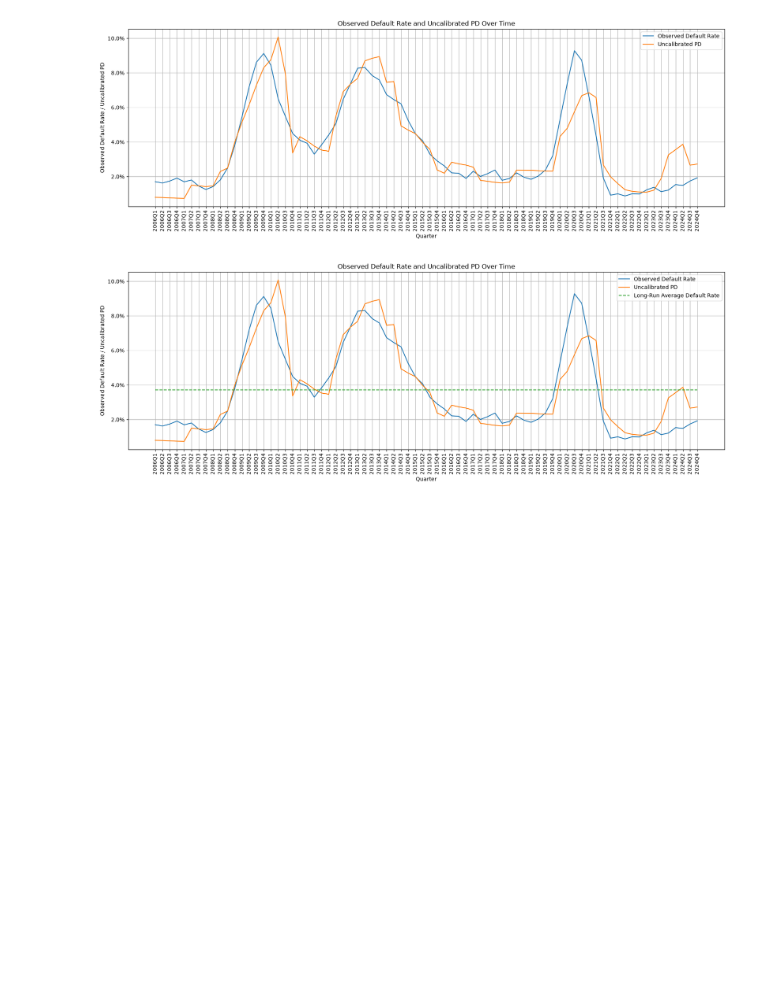
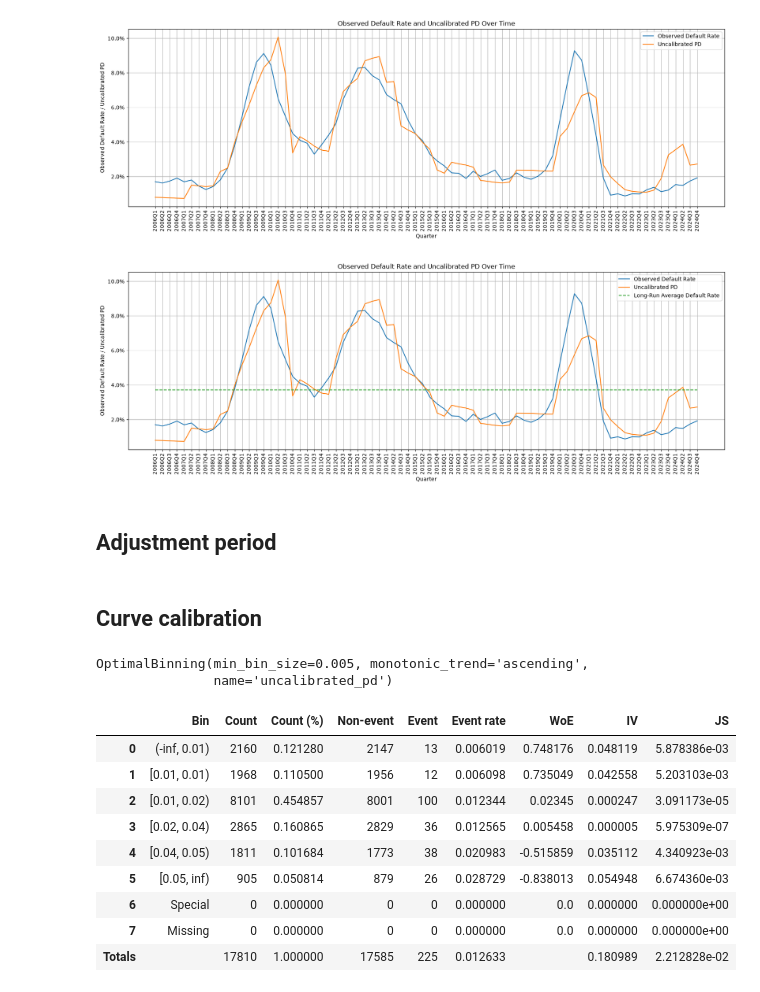
Before and after one commit to Christoffer11/PD-modelling, a Jupyter notebook: Calibration.ipynb, the cells around one changed output. Cells and saved outputs as stored; diff of their text form; code cells hidden in the pictures; blank space fills up the shorter version.

```diff
--- a/Calibration.ipynb
+++ b/Calibration.ipynb
@@ -90,0 +115,2 @@ def adjustment_score(pds, target):
+# %%
+cali_data_woe["pd"] = 1 / (1 + np.exp(-(np.log(cali_data_woe["uncalibrated_pd"] / (1 - cali_data_woe["uncalibrated_pd"])) + k)))
@@ -90,0 +119,27 @@ def adjustment_score(pds, target):
+# %% [markdown]
+## Adjustment period
+# %%
+adjustment_period = (cali_data_woe["quarter"] >= "2021Q4")  # Example period, replace with the desired one
+# %%
+adjustment_data = cali_data_woe[adjustment_period].copy()
+# %% [markdown]
+## Curve calibration
+# %%
+cutter = optb.OptimalBinning(name = "uncalibrated_pd", min_bin_size=0.005, monotonic_trend="ascending")
+cutter.fit(adjustment_data["uncalibrated_pd"], adjustment_data["default_12m"])
+# %% [output]
+OptimalBinning(min_bin_size=0.005, monotonic_trend='ascending',
+               name='uncalibrated_pd')
+# %%
+cutter.binning_table.build()
+# %% [output]
+|  | Bin | Count | Count (%) | Non-event | Event | Event rate | WoE | IV | JS |
+| 0 | (-inf, 0.01) | 2160 | 0.121280 | 2147 | 13 | 0.006019 | 0.748176 | 0.048119 | 5.878386e-03 |
+| 1 | [0.01, 0.01) | 1968 | 0.110500 | 1956 | 12 | 0.006098 | 0.735049 | 0.042558 | 5.203103e-03 |
+| 2 | [0.01, 0.02) | 8101 | 0.454857 | 8001 | 100 | 0.012344 | 0.02345 | 0.000247 | 3.091173e-05 |
+| 3 | [0.02, 0.04) | 2865 | 0.160865 | 2829 | 36 | 0.012565 | 0.005458 | 0.000005 | 5.975309e-07 |
+| 4 | [0.04, 0.05) | 1811 | 0.101684 | 1773 | 38 | 0.020983 | -0.515859 | 0.035112 | 4.340923e-03 |
+| 5 | [0.05, inf) | 905 | 0.050814 | 879 | 26 | 0.028729 | -0.838013 | 0.054948 | 6.674360e-03 |
+| 6 | Special | 0 | 0.000000 | 0 | 0 | 0.000000 | 0.0 | 0.000000 | 0.000000e+00 |
+| 7 | Missing | 0 | 0.000000 | 0 | 0 | 0.000000 | 0.0 | 0.000000 | 0.000000e+00 |
+| Totals |  | 17810 | 1.000000 | 17585 | 225 | 0.012633 |  | 0.180989 | 2.212828e-02 |
```
Also changed, not shown: parts of 18 cells of this notebook.
